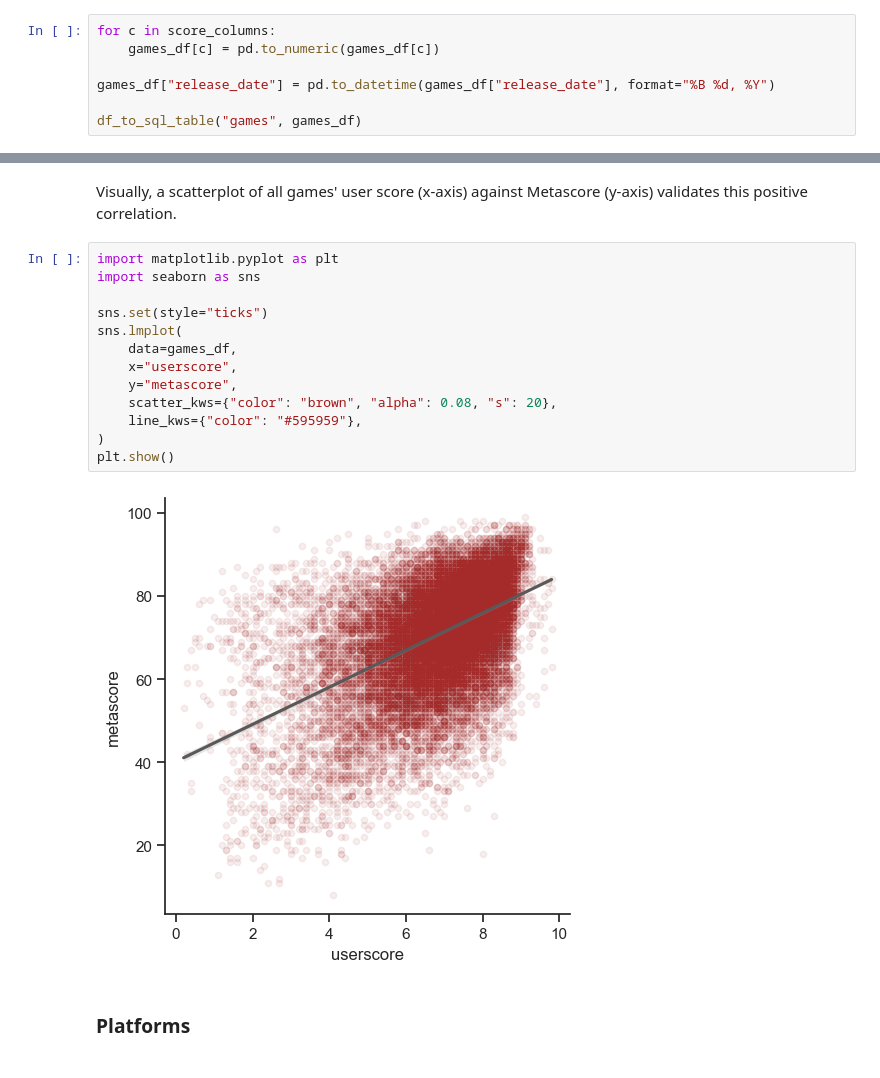
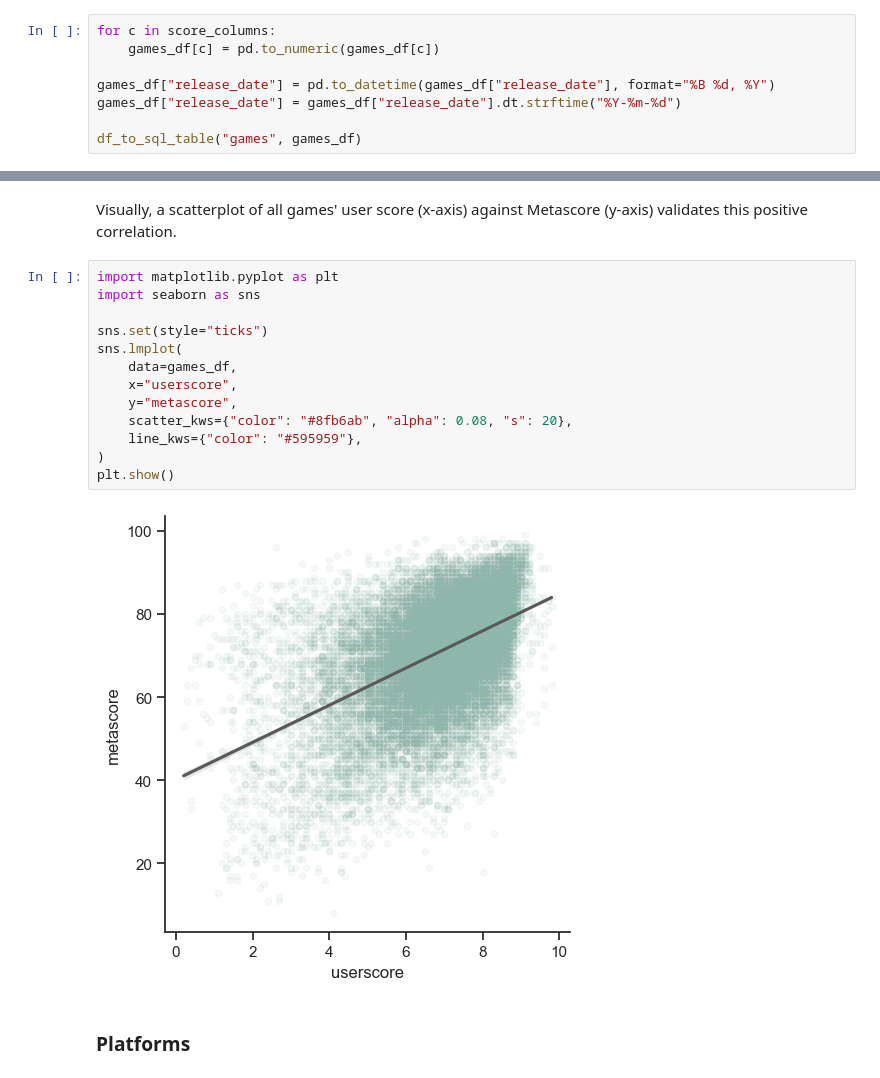
Before and after one commit to henrylin03/video-games, a Jupyter notebook: analysis.ipynb, the cells around one changed output, grey strips where cells are left out. Saved outputs shown, nothing was run; the diff lists cells and outputs as text.

Commit message:
reformat date in cleaning section; update colour of scatterplot

```diff
--- a/analysis.ipynb
+++ b/analysis.ipynb
@@ -161,6 +146,7 @@ for c in score_columns:
     games_df[c] = pd.to_numeric(games_df[c])
 
 games_df["release_date"] = pd.to_datetime(games_df["release_date"], format="%B %d, %Y")
+games_df["release_date"] = games_df["release_date"].dt.strftime("%Y-%m-%d")
 
 df_to_sql_table("games", games_df)
 # %% [output]
@@ -223,18 +202,18 @@ Visually, a scatterplot of all games' user score (x-axis) against Metascore (y-a
 # %%
 import matplotlib.pyplot as plt
 import seaborn as sns
 
 sns.set(style="ticks")
 sns.lmplot(
     data=games_df,
     x="userscore",
     y="metascore",
-    scatter_kws={"color": "brown", "alpha": 0.08, "s": 20},
+    scatter_kws={"color": "#8fb6ab", "alpha": 0.08, "s": 20},
     line_kws={"color": "#595959"},
 )
 plt.show()
 # %% [output]
-[figure, old version]
+[figure, new version]
 # %% [markdown]
 ### Platforms
 # %% [markdown]
```
Also changed, not shown: parts of 4 cells of this notebook.
